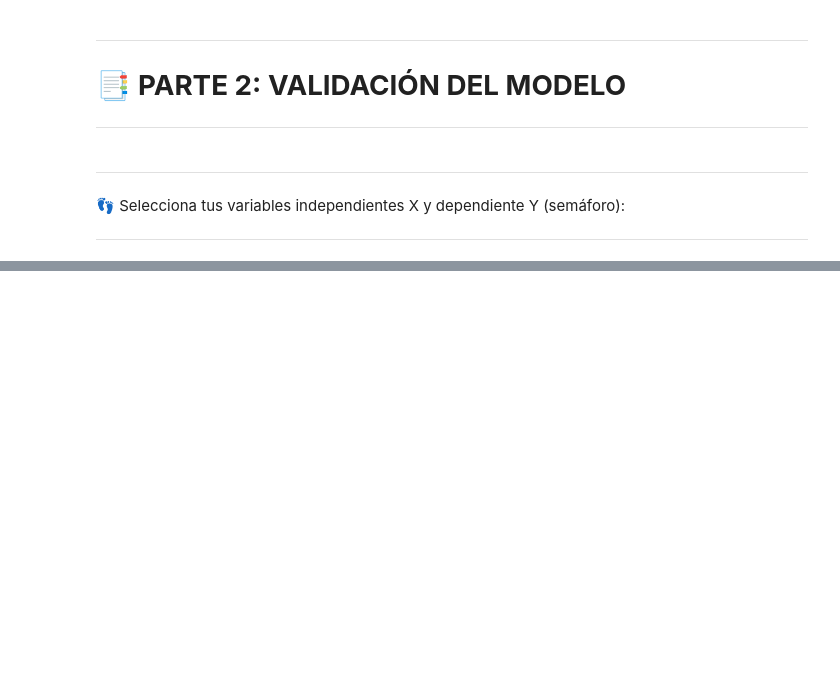
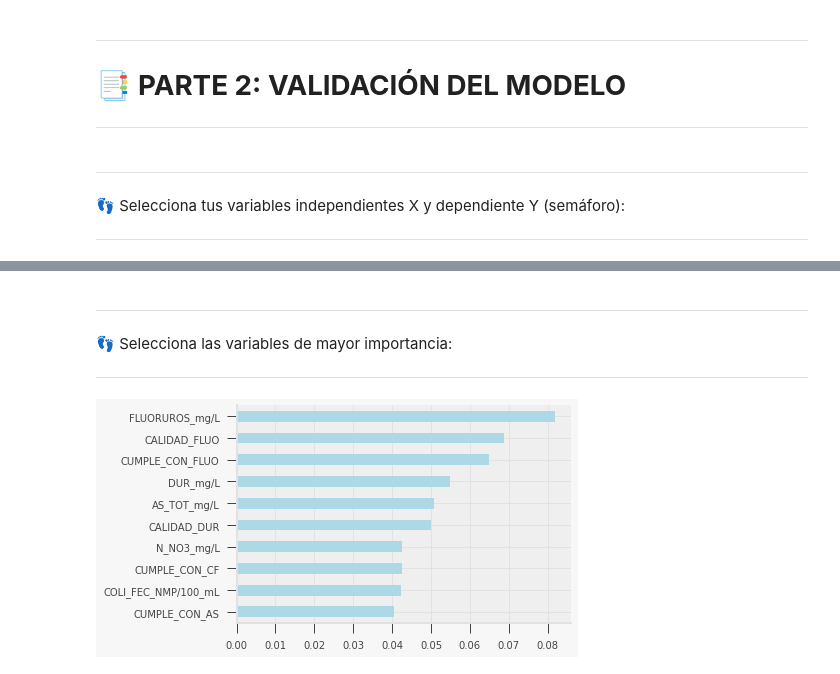
Before and after one commit to PosgradoMNA/actividades-del-projecto-equipo-60, a Jupyter notebook: Reto_Equipo_60_Entrega_2.ipynb, the cells around one changed output, grey strips where cells are left out. Drawn from its saved outputs; the diff is of its cells as text; code cells hidden in the pictures; blank space fills up the shorter version.

```diff
--- a/Reto_Equipo_60_Entrega_2.ipynb
+++ b/Reto_Equipo_60_Entrega_2.ipynb
@@ -689,6 +673,0 @@ Name: SEMAFORO, Length: 1068, dtype: object
-# %%
-from sklearn import preprocessing
-Label_Encoder = preprocessing.LabelEncoder()
-
-y=Label_Encoder.transform([y])
-y
@@ -700,0 +674,9 @@ LabelEncoder()
+# %%
+from sklearn.preprocessing import LabelEncoder
+labelEncoder = LabelEncoder()
+labelEncoder.fit(y)
+y=labelEncoder.transform(y)
+print("********************************************")
+print("Las clases detectadas por la función fueron:")
+print("********************************************")
+print(labelEncoder.classes_)
@@ -700,0 +694,10 @@ LabelEncoder()
+# %%
+from sklearn.ensemble import RandomForestClassifier
+Bosque = RandomForestClassifier(n_estimators=500, random_state=42)
+Bosque.fit(X, y)
+
+Columnas_Importantes = pd.DataFrame(index=X.columns, data=Bosque.feature_importances_, columns=["Importancia"])
+print("***********************************************************************")
+print("Las 10 columnas más importantes para el modelo según Random Forest son:")
+print("***********************************************************************")
+Columnas_Importantes.sort_values(by="Importancia", ascending=False).head(10)
@@ -700,0 +725,13 @@ LabelEncoder()
+# %% [markdown]
+---
+
+👣 Selecciona las variables de mayor importancia:
+
+---
+# %%
+#Graficamos las variables más importantes para el modelo de acuerdo a Random Forest.
+(pd.Series(Bosque.feature_importances_, index=X.columns)
+   .nlargest(10)
+   .plot(kind='barh', color="lightblue").invert_yaxis())
+# %% [output]
+[figure, added]
```
Also changed, not shown: parts of 18 cells of this notebook.
